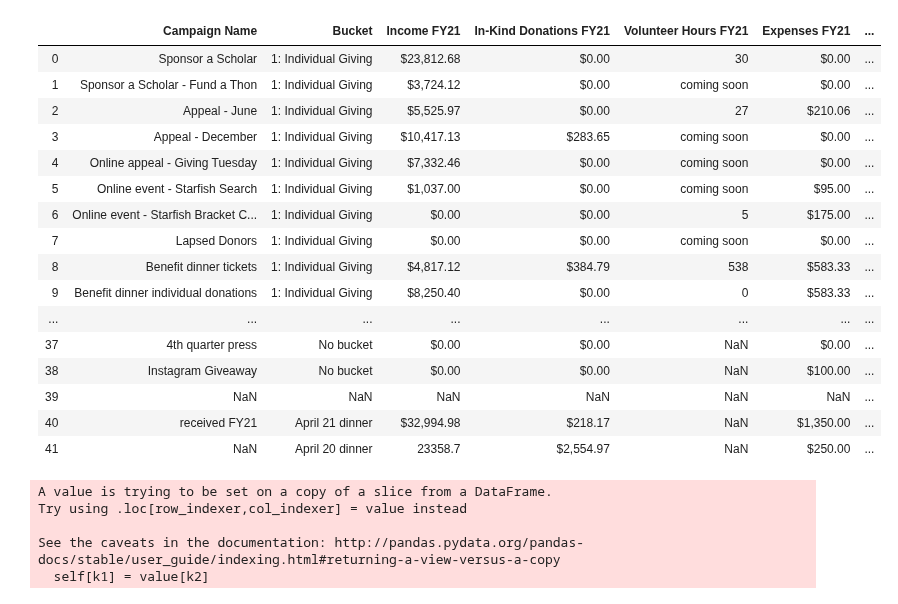
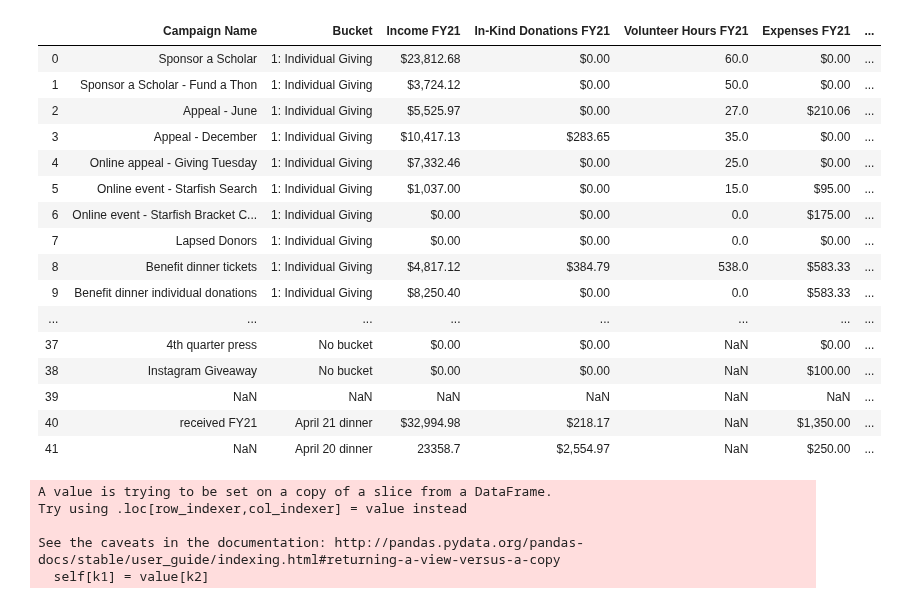
Before and after one commit to patelpurvip/Board-Fundraising-Analysis, a Jupyter notebook: FY20-FY21-Donations.ipynb, the cells around one changed output. Drawn from its saved outputs; the diff is of its cells as text; code cells hidden in the pictures.

```diff
--- a/FY20-FY21-Donations.ipynb
+++ b/FY20-FY21-Donations.ipynb
@@ -1,25 +1,25 @@
 # %%
 %matplotlib inline
 import matplotlib.pyplot as plt
 import pandas as pd
 import numpy as np
 import scipy.stats as st
 
-step2 = "Sources/Fundraising Strategy - Step 2, 03.31.21.csv"
+step2 = "Sources/Fundraising Strategy - Step 2, 06.11.21.csv"
 donation_data = pd.read_csv(step2)
 donation_data
 # %% [output]
 |  | Campaign Name | Bucket | Income FY21 | In-Kind Donations FY21 | Volunteer Hours FY21 | Expenses FY21 | ... |
-| 0 | Sponsor a Scholar | 1: Individual Giving | $23,812.68 | $0.00 | 30 | $0.00 | ... |
-| 1 | Sponsor a Scholar - Fund a Thon | 1: Individual Giving | $3,724.12 | $0.00 | coming soon | $0.00 | ... |
-| 2 | Appeal - June | 1: Individual Giving | $5,525.97 | $0.00 | 27 | $210.06 | ... |
-| 3 | Appeal - December | 1: Individual Giving | $10,417.13 | $283.65 | coming soon | $0.00 | ... |
-| 4 | Online appeal - Giving Tuesday | 1: Individual Giving | $7,332.46 | $0.00 | coming soon | $0.00 | ... |
-| 5 | Online event - Starfish Search | 1: Individual Giving | $1,037.00 | $0.00 | coming soon | $95.00 | ... |
-| 6 | Online event - Starfish Bracket C... | 1: Individual Giving | $0.00 | $0.00 | 5 | $175.00 | ... |
-| 7 | Lapsed Donors | 1: Individual Giving | $0.00 | $0.00 | coming soon | $0.00 | ... |
-| 8 | Benefit dinner tickets | 1: Individual Giving | $4,817.12 | $384.79 | 538 | $583.33 | ... |
-| 9 | Benefit dinner individual donations | 1: Individual Giving | $8,250.40 | $0.00 | 0 | $583.33 | ... |
+| 0 | Sponsor a Scholar | 1: Individual Giving | $23,812.68 | $0.00 | 60.0 | $0.00 | ... |
+| 1 | Sponsor a Scholar - Fund a Thon | 1: Individual Giving | $3,724.12 | $0.00 | 50.0 | $0.00 | ... |
+| 2 | Appeal - June | 1: Individual Giving | $5,525.97 | $0.00 | 27.0 | $210.06 | ... |
+| 3 | Appeal - December | 1: Individual Giving | $10,417.13 | $283.65 | 35.0 | $0.00 | ... |
+| 4 | Online appeal - Giving Tuesday | 1: Individual Giving | $7,332.46 | $0.00 | 25.0 | $0.00 | ... |
+| 5 | Online event - Starfish Search | 1: Individual Giving | $1,037.00 | $0.00 | 15.0 | $95.00 | ... |
+| 6 | Online event - Starfish Bracket C... | 1: Individual Giving | $0.00 | $0.00 | 0.0 | $175.00 | ... |
+| 7 | Lapsed Donors | 1: Individual Giving | $0.00 | $0.00 | 0.0 | $0.00 | ... |
+| 8 | Benefit dinner tickets | 1: Individual Giving | $4,817.12 | $384.79 | 538.0 | $583.33 | ... |
+| 9 | Benefit dinner individual donations | 1: Individual Giving | $8,250.40 | $0.00 | 0.0 | $583.33 | ... |
 | ... | ... | ... | ... | ... | ... | ... | ... |
 | 37 | 4th quarter press | No bucket | $0.00 | $0.00 | NaN | $0.00 | ... |
 | 38 | Instagram Giveaway | No bucket | $0.00 | $0.00 | NaN | $100.00 | ... |
```
Also changed, not shown: parts of 2 cells of this notebook, 5 other files.
